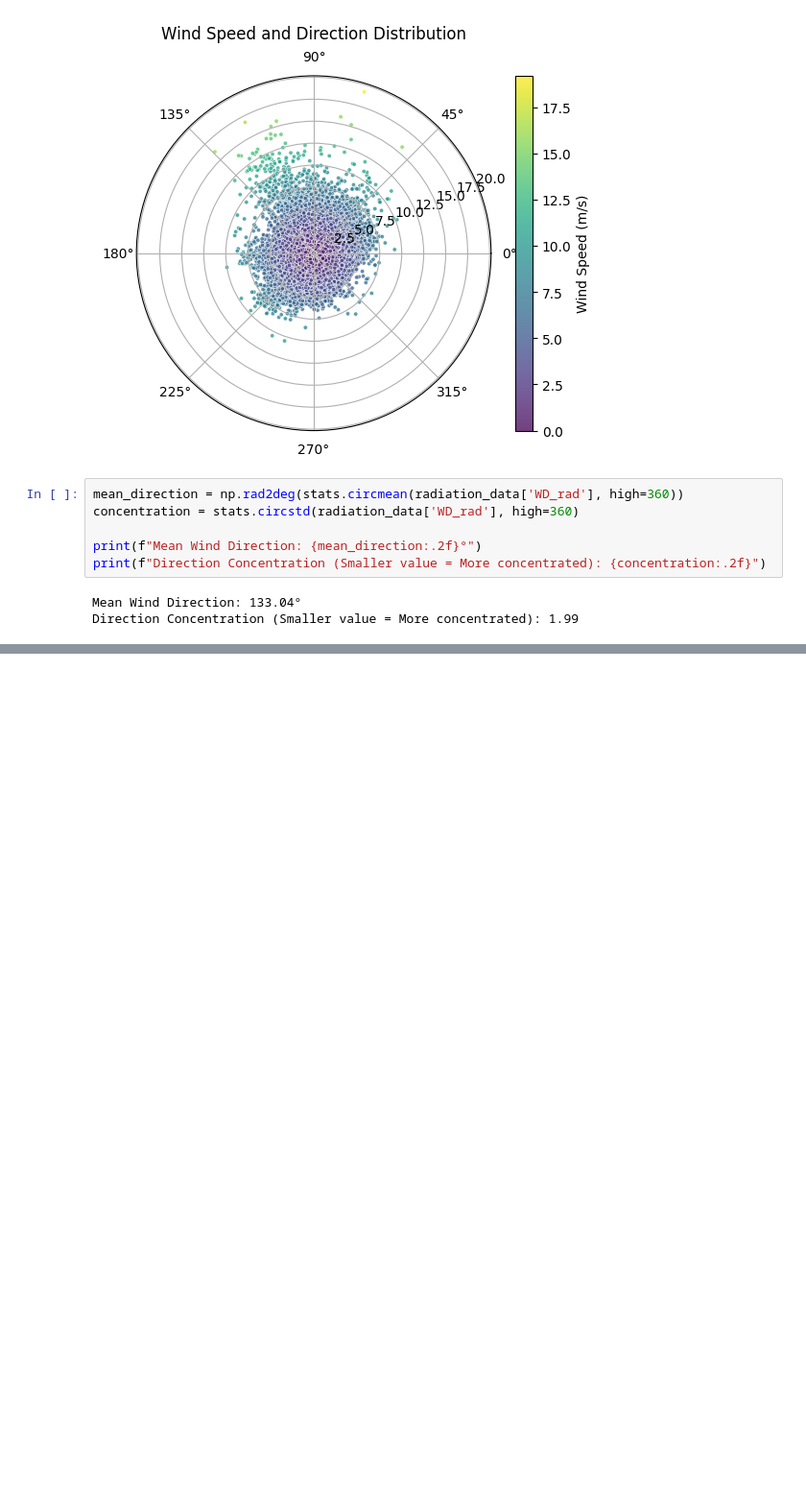
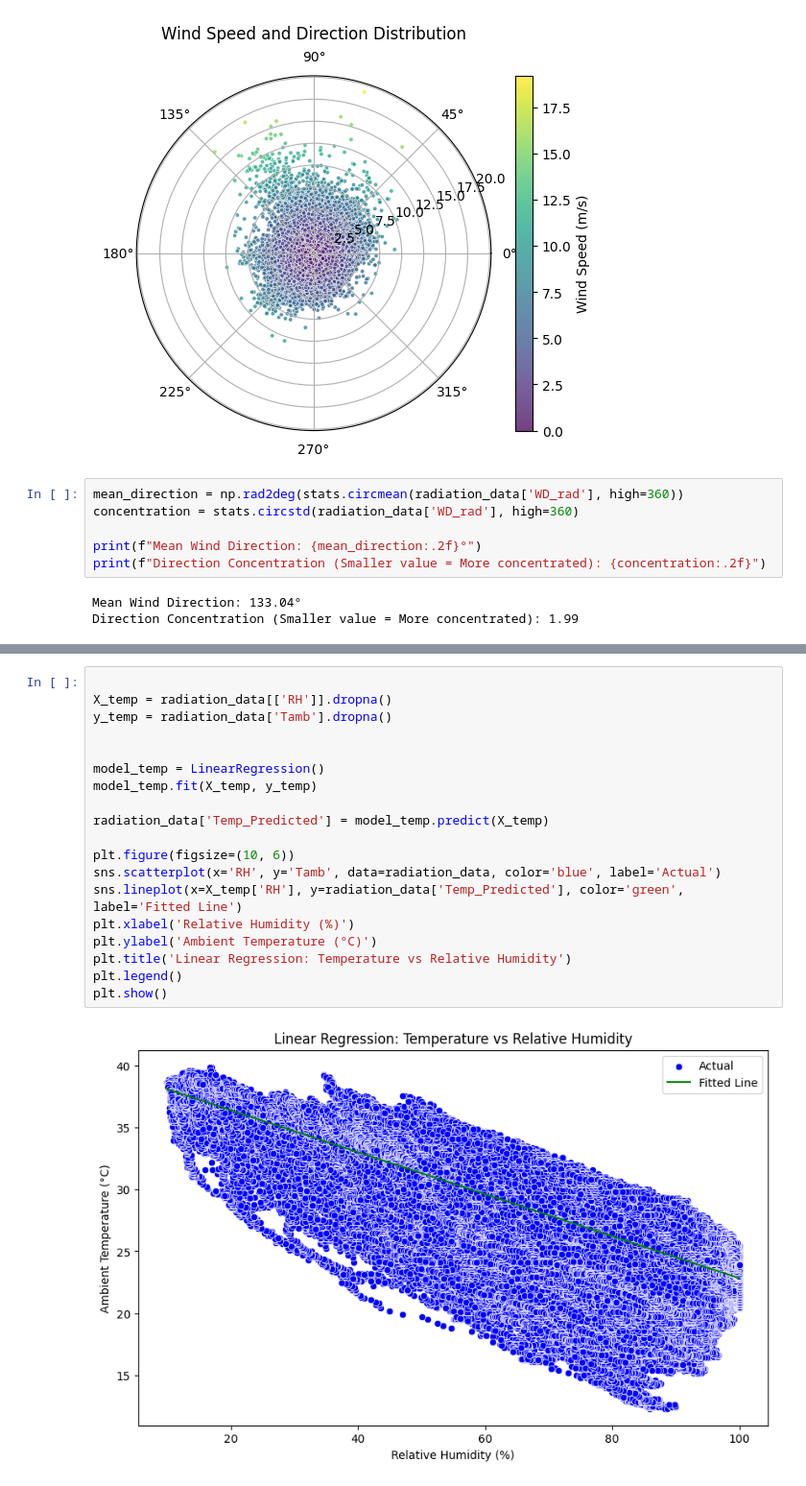
Before and after one commit to Wbam/Week0_Exercise, a Jupyter notebook: notebook/EDA.ipynb, the cells around one changed output, grey strips where cells are left out. Shown at 96% size. Cells and saved outputs as stored; diff of their text form; blank space fills up the shorter version.

```diff
--- a/notebook/EDA.ipynb
+++ b/notebook/EDA.ipynb
@@ -343,0 +376,21 @@ Direction Concentration (Smaller value = More concentrated): 1.99
+# %%
+
+X_temp = radiation_data[['RH']].dropna()
+y_temp = radiation_data['Tamb'].dropna()
+
+
+model_temp = LinearRegression()
+model_temp.fit(X_temp, y_temp)
+
+radiation_data['Temp_Predicted'] = model_temp.predict(X_temp)
+
+plt.figure(figsize=(10, 6))
+sns.scatterplot(x='RH', y='Tamb', data=radiation_data, color='blue', label='Actual')
+sns.lineplot(x=X_temp['RH'], y=radiation_data['Temp_Predicted'], color='green', label='Fitted Line')
+plt.xlabel('Relative Humidity (%)')
+plt.ylabel('Ambient Temperature (°C)')
+plt.title('Linear Regression: Temperature vs Relative Humidity')
+plt.legend()
+plt.show()
+# %% [output]
+[figure, added]
```
Also changed, not shown: parts of 5 cells of this notebook.
